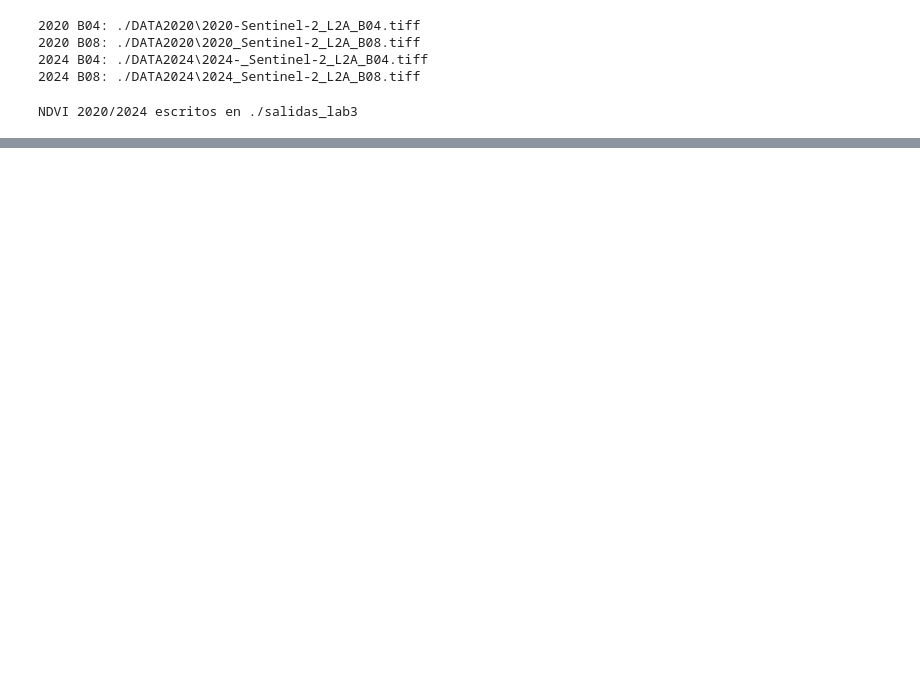
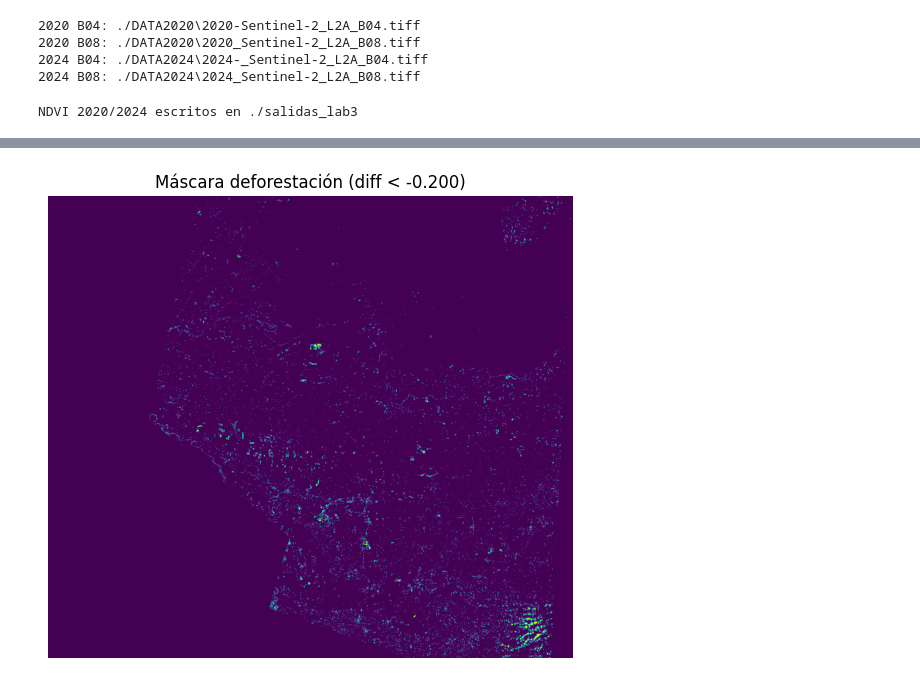
Before and after one commit to Riv2oo4/LAB3_DS, a Jupyter notebook: lab3DS.ipynb, the cells around one changed output, grey strips where cells are left out. Cells and saved outputs as stored; diff of their text form; code cells hidden in the pictures; blank space fills up the shorter version.

```diff
--- a/lab3DS.ipynb
+++ b/lab3DS.ipynb
@@ -116,17 +116,81 @@ show(deforest, "Máscara deforestación (NDVIΔ < −0.2)")
 # %%
-transform = prof_2024['transform']
-px_w = abs(transform.a)
-px_h = abs(transform.e)
-px_area_m2 = px_w * px_h  # válido si CRS está en metros (Sentinel-2 L2A suele estar en UTM)
+import os, glob, rasterio
+import numpy as np
 
-valid = np.isfinite(ndvi_2020) & np.isfinite(ndvi_2024)
-total_valid = np.count_nonzero(valid)
-def_pixels  = np.count_nonzero((deforest == 1) & valid)
+# --- diferencia NDVI: pérdidas deben ser NEGATIVAS ---
+diff = ndvi_2024 - ndvi_2020
 
-total_ha = (total_valid * px_area_m2) / 10_000.0
-def_ha   = (def_pixels  * px_area_m2) / 10_000.0
-def_pct  = 100.0 * def_pixels / total_valid if total_valid else np.nan
+valid_core = np.isfinite(ndvi_2020) & np.isfinite(ndvi_2024)
+
+# Stats útiles del diff
+valid_diff = diff[valid_core]
+print(f"Pixeles válidos: {int(valid_core.sum()):,}")
+if valid_core.sum() == 0:
+    raise RuntimeError("No hay píxeles válidos tras filtrar NoData.")
+
+print("Diff NDVI stats:")
+for p in (0, 1, 5, 10, 25, 50, 75, 90, 95, 99, 100):
+    try:
+        print(f"  p{p:>2}: {np.nanpercentile(valid_diff, p):.3f}")
+    except Exception:
+        pass
+print(f"  min: {np.nanmin(valid_diff):.3f} | max: {np.nanmax(valid_diff):.3f}")
+
+# --- umbral (pérdida si diff < THRESH) ---
+THRESH = -0.2
+deforest_mask = (diff < THRESH) & valid_core
+
+if deforest_mask.sum() == 0:
+    auto_thresh = float(np.nanpercentile(valid_diff, 10))
+    print(f"[Aviso] Sin píxeles con THRESH={THRESH}. Usando p10={auto_thresh:.3f}")
+    THRESH = auto_thresh
+    deforest_mask = (diff < THRESH) & valid_core
+
+ref_profile = None
+for cand in [os.path.join(OUT_DIR, "NDVI_2024.tif"),
+             os.path.join(OUT_DIR, "NDVI_2020.tif")]:
+    if os.path.exists(cand):
+        with rasterio.open(cand) as src:
+            ref_profile = src.profile
+        break
+if ref_profile is None:
+    pats = [
+        os.path.join(".", "**", "*2024*B04*.tif*"),
+        os.path.join(".", "**", "*B04*.tif*"),
+    ]
+    found = []
+    for p in pats:
+        found = glob.glob(p, recursive=True)
+        if found:
+            break
+    if not found:
+        raise FileNotFoundError("No encontré un GeoTIFF de referencia para obtener el profile.")
+    with rasterio.open(found[0]) as src:
+        ref_profile = src.profile
+
+# --- guardar máscara usando ese profile ---
+save_tif(os.path.join(OUT_DIR, "deforest_mask.tif"),
+         deforest_mask.astype("float32"),
+         ref_profile)
+
+show(deforest_mask.astype(int),
+     f"Máscara deforestación (diff < {THRESH:.3f})",
+     vmin=0, vmax=1)
+
+# --- hectáreas y porcentaje  ---
+px_w = abs(ref_profile["transform"][0])
+px_h = abs(ref_profile["transform"][4])
+m2_per_pixel = px_w * px_h
+ha_per_pixel = m2_per_pixel / 10_000.0
+
+defor_pixels = int(deforest_mask.sum())
+valid_pixels = int(valid_core.sum())
+
+defor_ha = defor_pixels * ha_per_pixel
+total_ha = valid_pixels * ha_per_pixel
+defor_pct = (defor_ha / total_ha * 100) if total_ha > 0 else np.nan
 
 print(f"Área analizada: {total_ha:,.2f} ha")
-print(f"Deforestación estimada: {def_ha:,.2f} ha ({def_pct:.2f}%)")
+print(f"Pérdida (umbral {THRESH:.3f}): {defor_ha:,.2f} ha")
+print(f"% deforestación: {defor_pct:.2f}%")
 # %% [output]
@@ -134,0 +211 @@ Deforestación estimada: 0.00 ha (1.48%)
+[figure, added]
```
Also changed, not shown: parts of 3 cells of this notebook.
